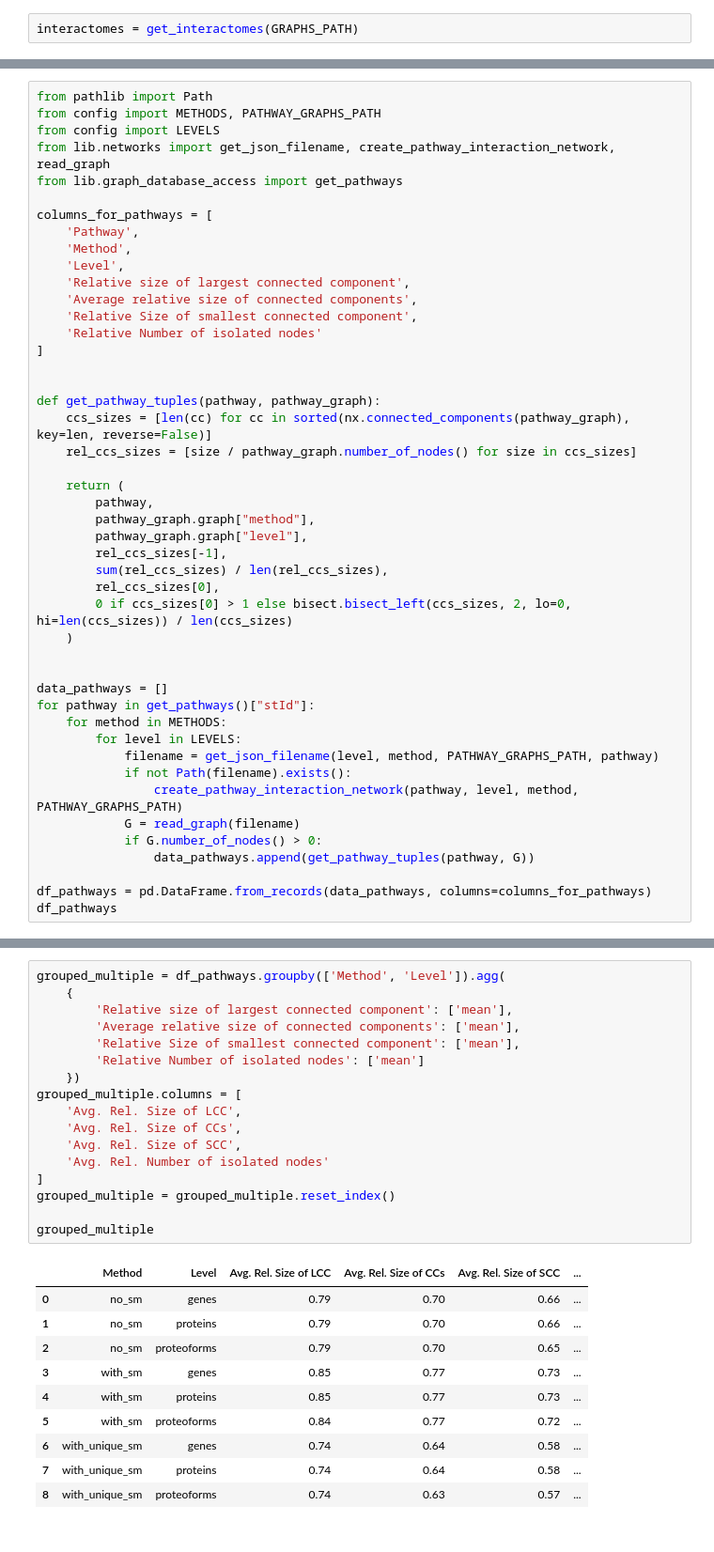
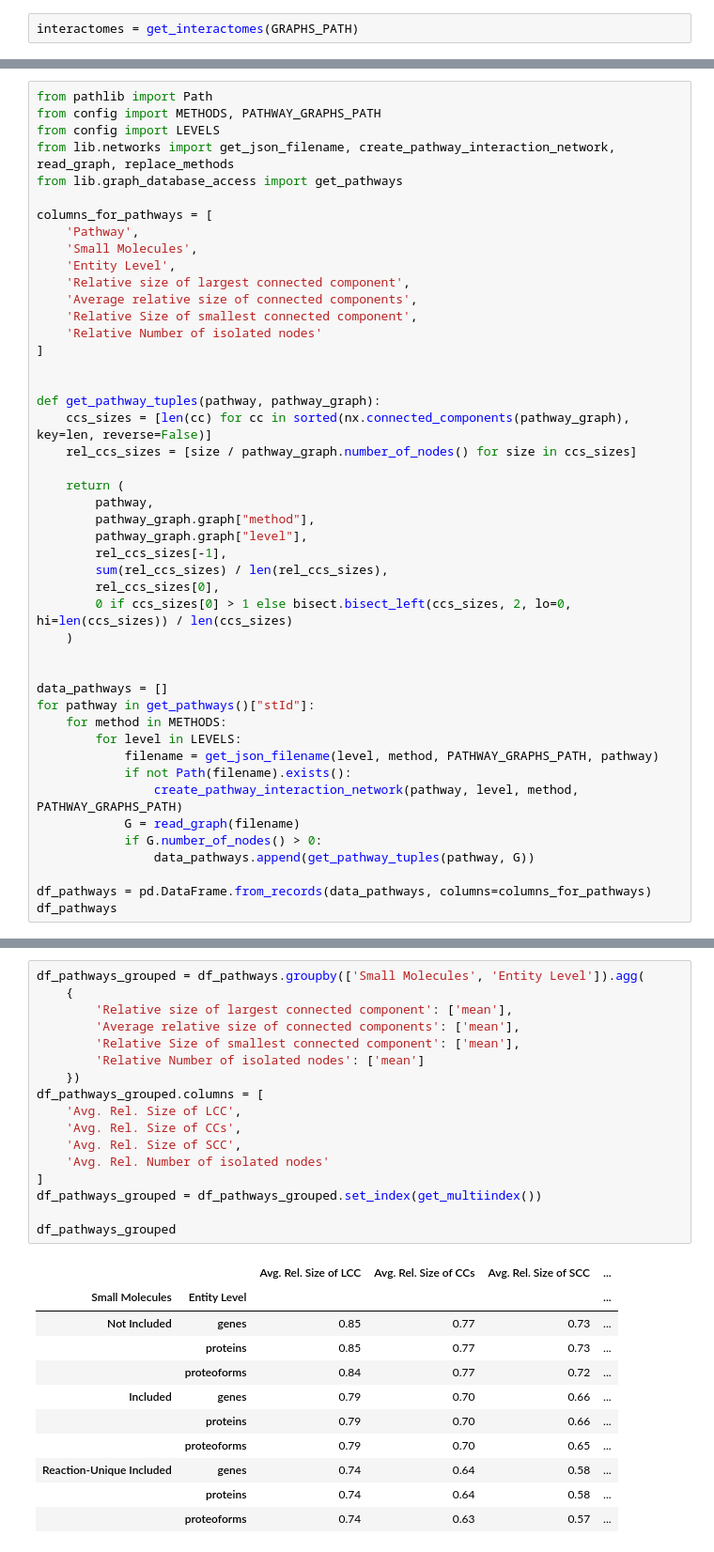
Before and after one commit to PathwayAnalysisPlatform/ProteoformNetworks, a Jupyter notebook: src/Python/analysis_3_connectedness.ipynb, the cells around one changed output, grey strips where cells are left out. Shown at 94% size. Drawn from its saved outputs; the diff is of its cells as text.

```diff
--- a/src/Python/analysis_3_connectedness.ipynb
+++ b/src/Python/analysis_3_connectedness.ipynb
@@ -123,13 +117,13 @@ df_interactomes
 from pathlib import Path
 from config import METHODS, PATHWAY_GRAPHS_PATH
 from config import LEVELS
-from lib.networks import get_json_filename, create_pathway_interaction_network, read_graph
+from lib.networks import get_json_filename, create_pathway_interaction_network, read_graph, replace_methods
 from lib.graph_database_access import get_pathways
 
 columns_for_pathways = [
     'Pathway',
-    'Method',
-    'Level',
+    'Small Molecules',
+    'Entity Level',
     'Relative size of largest connected component',
     'Average relative size of connected components',
     'Relative Size of smallest connected component',
@@ -182,28 +193,29 @@ df_pathways
 # %%
-grouped_multiple = df_pathways.groupby(['Method', 'Level']).agg(
+df_pathways_grouped = df_pathways.groupby(['Small Molecules', 'Entity Level']).agg(
     {
         'Relative size of largest connected component': ['mean'],
         'Average relative size of connected components': ['mean'],
         'Relative Size of smallest connected component': ['mean'],
         'Relative Number of isolated nodes': ['mean']
     })
-grouped_multiple.columns = [
+df_pathways_grouped.columns = [
     'Avg. Rel. Size of LCC',
     'Avg. Rel. Size of CCs',
     'Avg. Rel. Size of SCC',
     'Avg. Rel. Number of isolated nodes'
 ]
-grouped_multiple = grouped_multiple.reset_index()
+df_pathways_grouped = df_pathways_grouped.set_index(get_multiindex())
 
-grouped_multiple
+df_pathways_grouped
 # %% [output]
-|  | Method | Level | Avg. Rel. Size of LCC | Avg. Rel. Size of CCs | Avg. Rel. Size of SCC | ... |
-| 0 | no_sm | genes | 0.79 | 0.70 | 0.66 | ... |
-| 1 | no_sm | proteins | 0.79 | 0.70 | 0.66 | ... |
-| 2 | no_sm | proteoforms | 0.79 | 0.70 | 0.65 | ... |
-| 3 | with_sm | genes | 0.85 | 0.77 | 0.73 | ... |
-| 4 | with_sm | proteins | 0.85 | 0.77 | 0.73 | ... |
-| 5 | with_sm | proteoforms | 0.84 | 0.77 | 0.72 | ... |
-| 6 | with_unique_sm | genes | 0.74 | 0.64 | 0.58 | ... |
-| 7 | with_unique_sm | proteins | 0.74 | 0.64 | 0.58 | ... |
-| 8 | with_unique_sm | proteoforms | 0.74 | 0.63 | 0.57 | ... |
+|  |  | Avg. Rel. Size of LCC | Avg. Rel. Size of CCs | Avg. Rel. Size of SCC | ... |
+| Small Molecules | Entity Level |  |  |  | ... |
+| Not Included | genes | 0.85 | 0.77 | 0.73 | ... |
+|  | proteins | 0.85 | 0.77 | 0.73 | ... |
+|  | proteoforms | 0.84 | 0.77 | 0.72 | ... |
+| Included | genes | 0.79 | 0.70 | 0.66 | ... |
+|  | proteins | 0.79 | 0.70 | 0.66 | ... |
+|  | proteoforms | 0.79 | 0.70 | 0.65 | ... |
+| Reaction-Unique Included | genes | 0.74 | 0.64 | 0.58 | ... |
+|  | proteins | 0.74 | 0.64 | 0.58 | ... |
+|  | proteoforms | 0.74 | 0.63 | 0.57 | ... |
```
Also changed, not shown: parts of 8 cells of this notebook, 3 other files.
